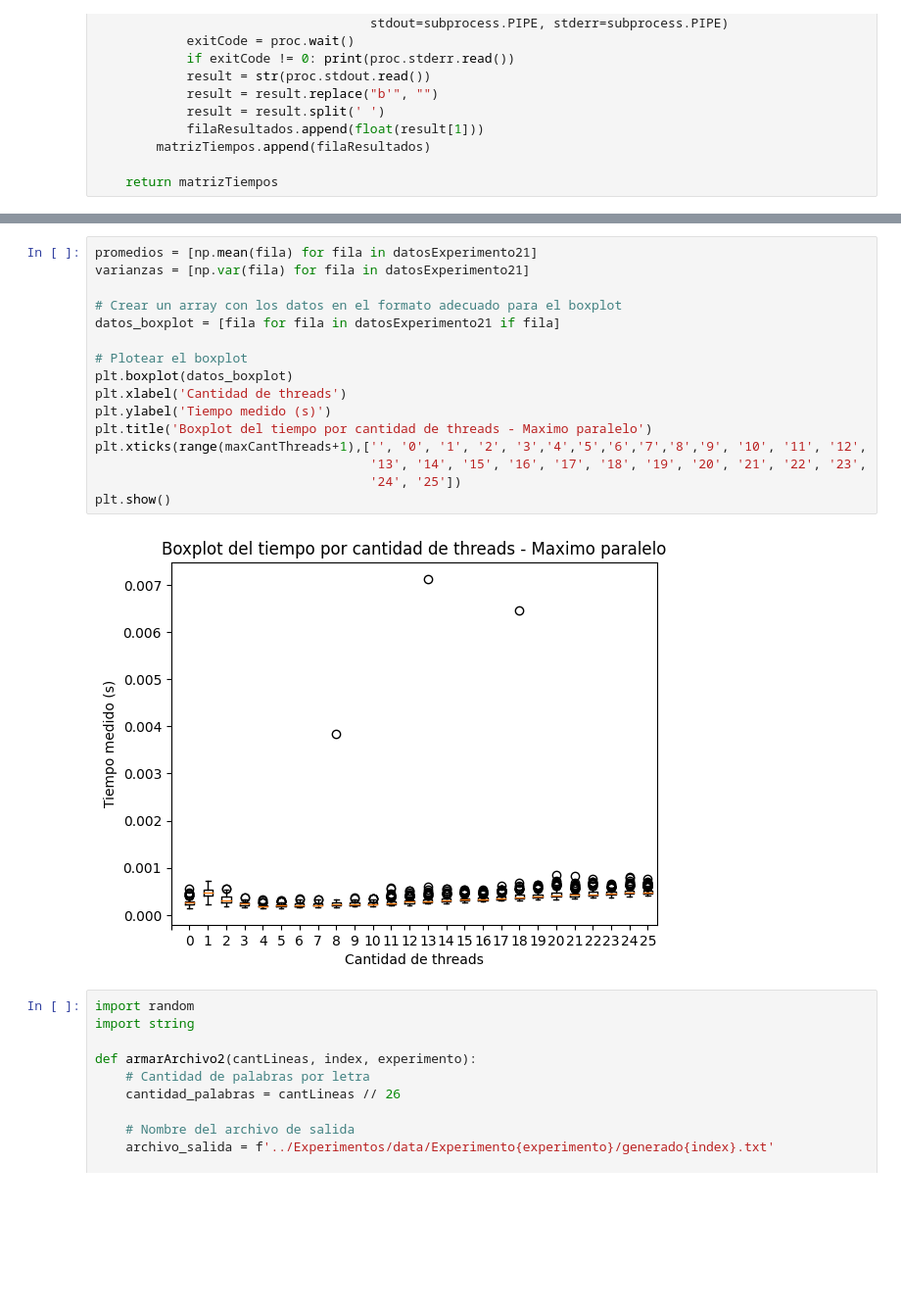
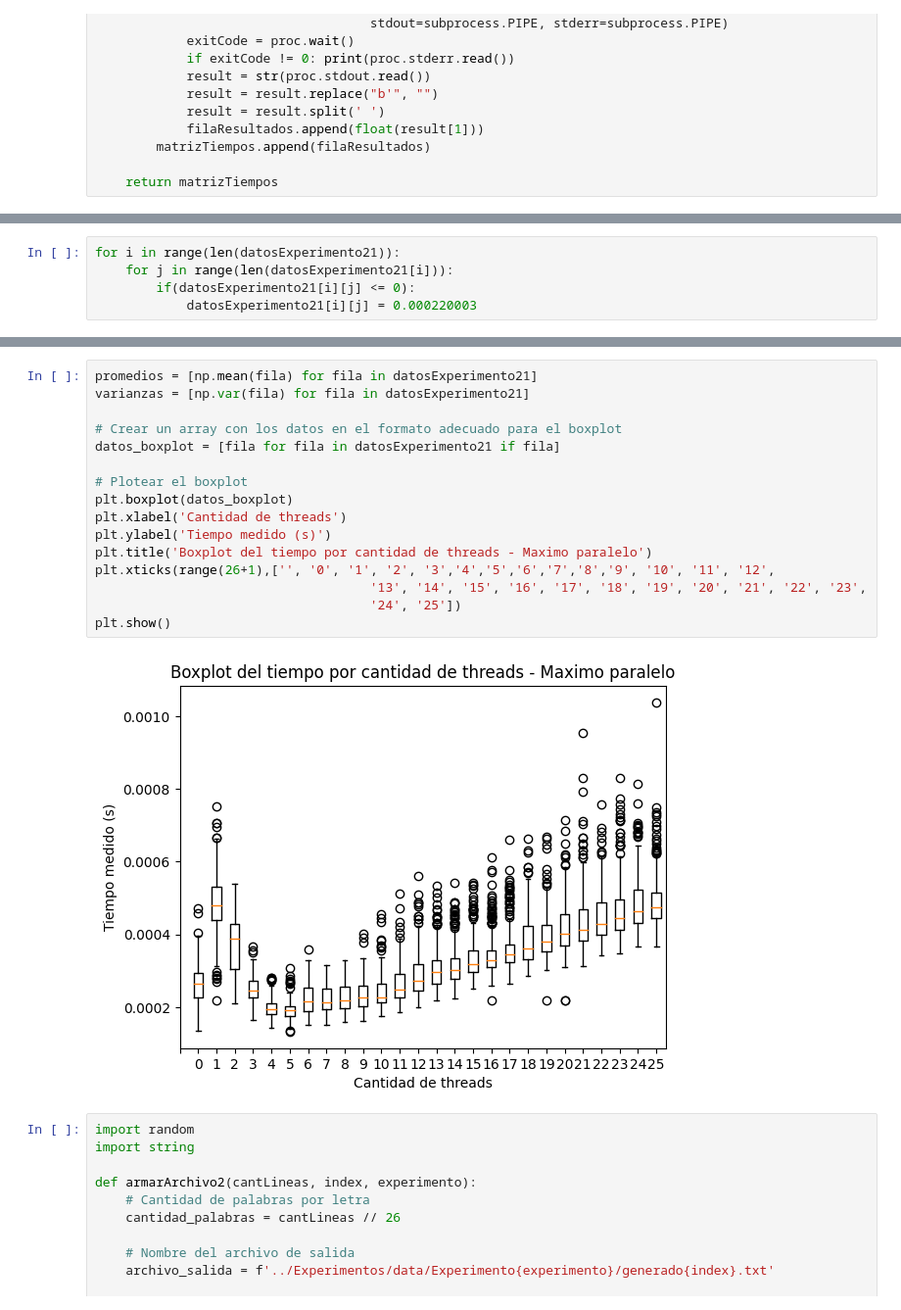
Before and after one commit to matiascozzani/TP-SO, a Jupyter notebook: Experimentos/Experimentos.ipynb, the cells around one changed output, grey strips where cells are left out. Shown at 98% size. Cells and saved outputs as stored; diff of their text form; blank space fills up the shorter version.

```diff
--- a/Experimentos/Experimentos.ipynb
+++ b/Experimentos/Experimentos.ipynb
@@ -286,3 +286,8 @@ datosExperimento21
+# %%
+for i in range(len(datosExperimento21)):
+    for j in range(len(datosExperimento21[i])):
+        if(datosExperimento21[i][j] <= 0):
+            datosExperimento21[i][j] = 0.000220003
 # %%
 promedios21 = [sum(fila) / len(fila) for fila in datosExperimento21]
 
@@ -298,21 +303,21 @@ plt.show()
 # %%
 promedios = [np.mean(fila) for fila in datosExperimento21]
 varianzas = [np.var(fila) for fila in datosExperimento21]
 
 # Crear un array con los datos en el formato adecuado para el boxplot
 datos_boxplot = [fila for fila in datosExperimento21 if fila]
 
 # Plotear el boxplot
 plt.boxplot(datos_boxplot)
 plt.xlabel('Cantidad de threads')
 plt.ylabel('Tiempo medido (s)')
 plt.title('Boxplot del tiempo por cantidad de threads - Maximo paralelo')
-plt.xticks(range(maxCantThreads+1),['', '0', '1', '2', '3','4','5','6','7','8','9', '10', '11', '12',
+plt.xticks(range(26+1),['', '0', '1', '2', '3','4','5','6','7','8','9', '10', '11', '12',
                                     '13', '14', '15', '16', '17', '18', '19', '20', '21', '22', '23',
                                     '24', '25'])
 plt.show()
 # %% [output]
-[figure, old version]
+[figure, new version]
 # %%
 import random
 import string
```
Also changed, not shown: parts of 15 cells of this notebook, 30 other files.
